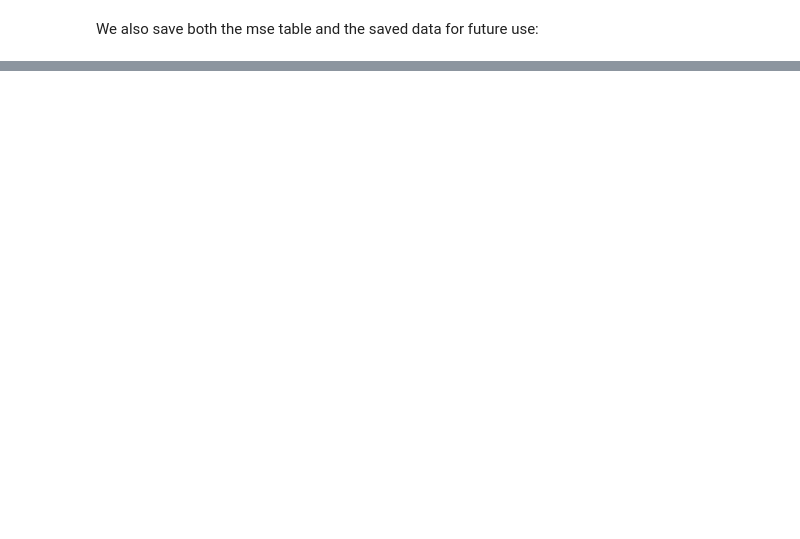
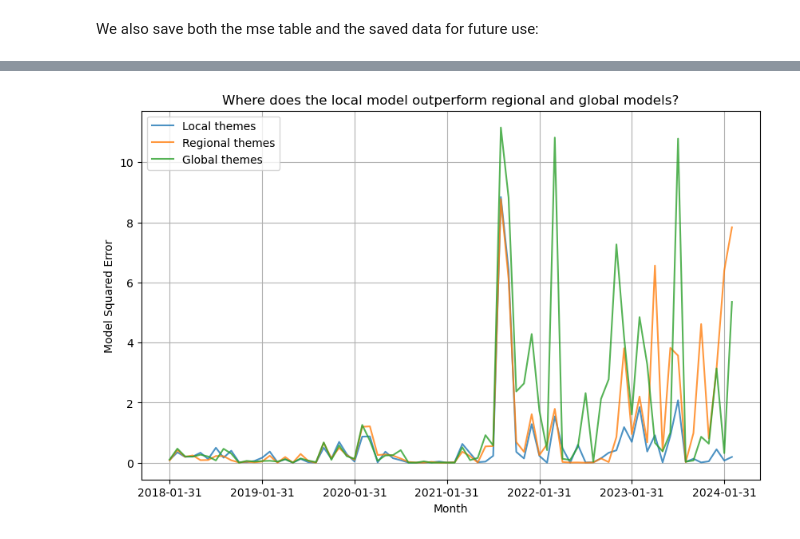
Before and after one commit to lboekestein/capstone, a Jupyter notebook: src/Predicting/Predicting.ipynb, the cells around one changed output, grey strips where cells are left out. Drawn from its saved outputs; the diff is of its cells as text; code cells hidden in the pictures; blank space fills up the shorter version.

```diff
--- a/src/Predicting/Predicting.ipynb
+++ b/src/Predicting/Predicting.ipynb
@@ -451,3 +481,6 @@ We also save both the mse table and the saved data for future use:
 mse_logs.T.to_csv("../../data/results/mse_results.csv")
 # %%
 saved_data.to_pickle("../../data/results/all_results_v1.pkl")
+# %%
+# read saved data
+saved_data = pd.read_pickle("../../data/results/all_results_v1.pkl")
@@ -453,0 +544,24 @@ saved_data.to_pickle("../../data/results/all_results_v1.pkl")
+# %%
+
+x = test_data["Month"]
+y1 = test_data[true_log_column]
+
+plt.figure(figsize=(10, 6))
+# plt.plot(x, y1, label='Data')
+for model in model_to_test:
+    y2 = test_data[f"error_squared {model}"]
+    if model == "Regional":
+        plt.plot(x[12:], y2[12:], label=f"Regional themes", alpha=0.8)
+    if model == "Global":
+        plt.plot(x[12:], y2[12:], label=f"Global themes", alpha=0.8)
+    if model == "Local":
+        plt.plot(x[12:], y2[12:], label=f"Local themes", alpha=0.8)
+plt.xlabel('Month')
+plt.ylabel("Model Squared Error")
+plt.title("Where does the local model outperform regional and global models?")
+plt.xticks(x[12::12])  # Ensure all months are shown on x-axis
+plt.legend()
+plt.grid(True)
+plt.show()
+# %% [output]
+[figure, added]
```
Also changed, not shown: parts of 10 cells of this notebook, 5 other files.
